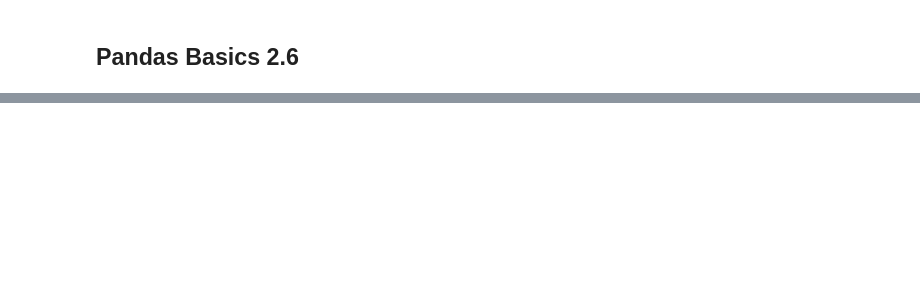
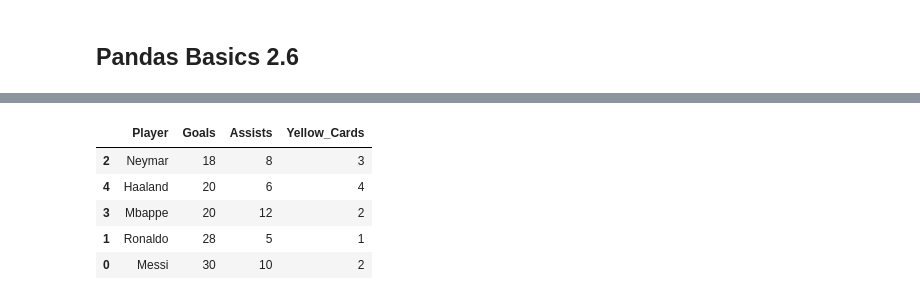
Before and after one commit to OptimalDecisions/sports-analytics-foundations, a Jupyter notebook: pandas-basics/Pandas_Basics_2_6_Sorting.ipynb, the cells around one changed output, grey strips where cells are left out. Cells and saved outputs as stored; diff of their text form; code cells hidden in the pictures; blank space fills up the shorter version.

```diff
--- a/pandas-basics/Pandas_Basics_2_6_Sorting.ipynb
+++ b/pandas-basics/Pandas_Basics_2_6_Sorting.ipynb
@@ -19,0 +88,11 @@
+# %%
+# Sort by Goals in descending order, then by Assists in ascending order
+sorted_by_goals_and_assists = df.sort_values(by=['Goals', 'Assists'])
+sorted_by_goals_and_assists
+# %% [output]
+|  | Player | Goals | Assists | Yellow_Cards |
+| 2 | Neymar | 18 | 8 | 3 |
+| 4 | Haaland | 20 | 6 | 4 |
+| 3 | Mbappe | 20 | 12 | 2 |
+| 1 | Ronaldo | 28 | 5 | 1 |
+| 0 | Messi | 30 | 10 | 2 |
```
Also changed, not shown: parts of 20 cells of this notebook.
